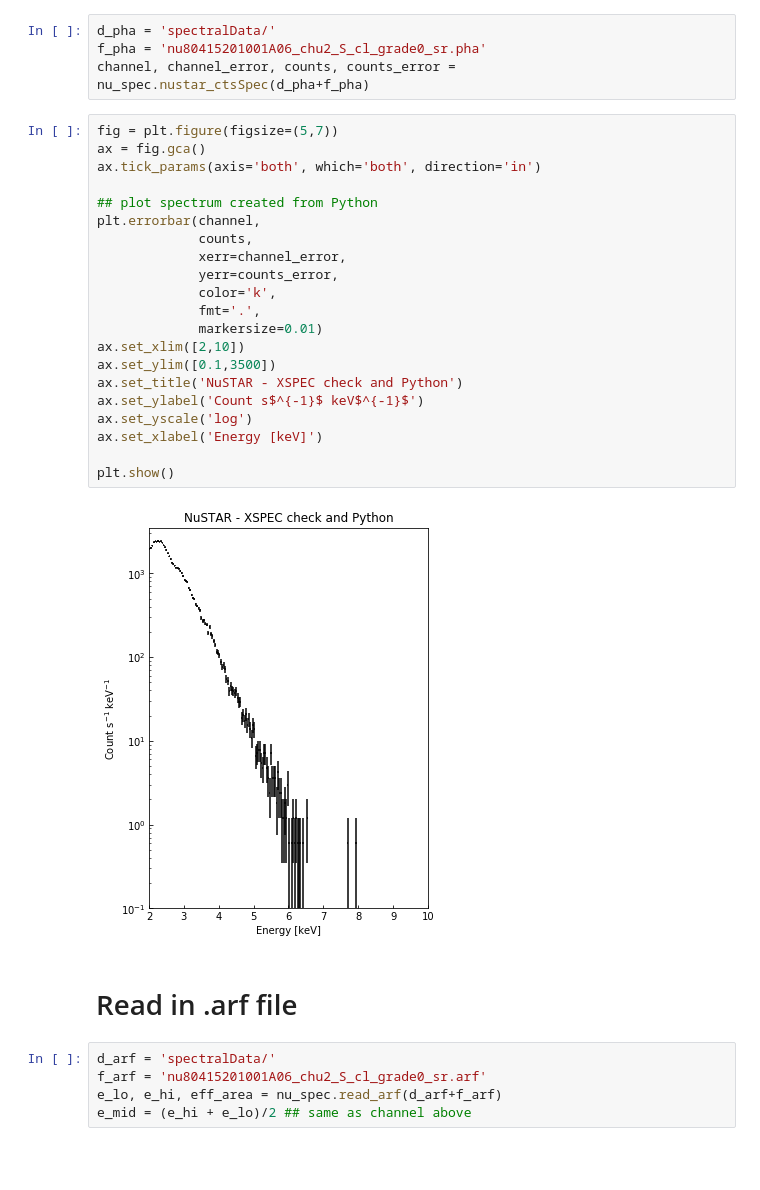
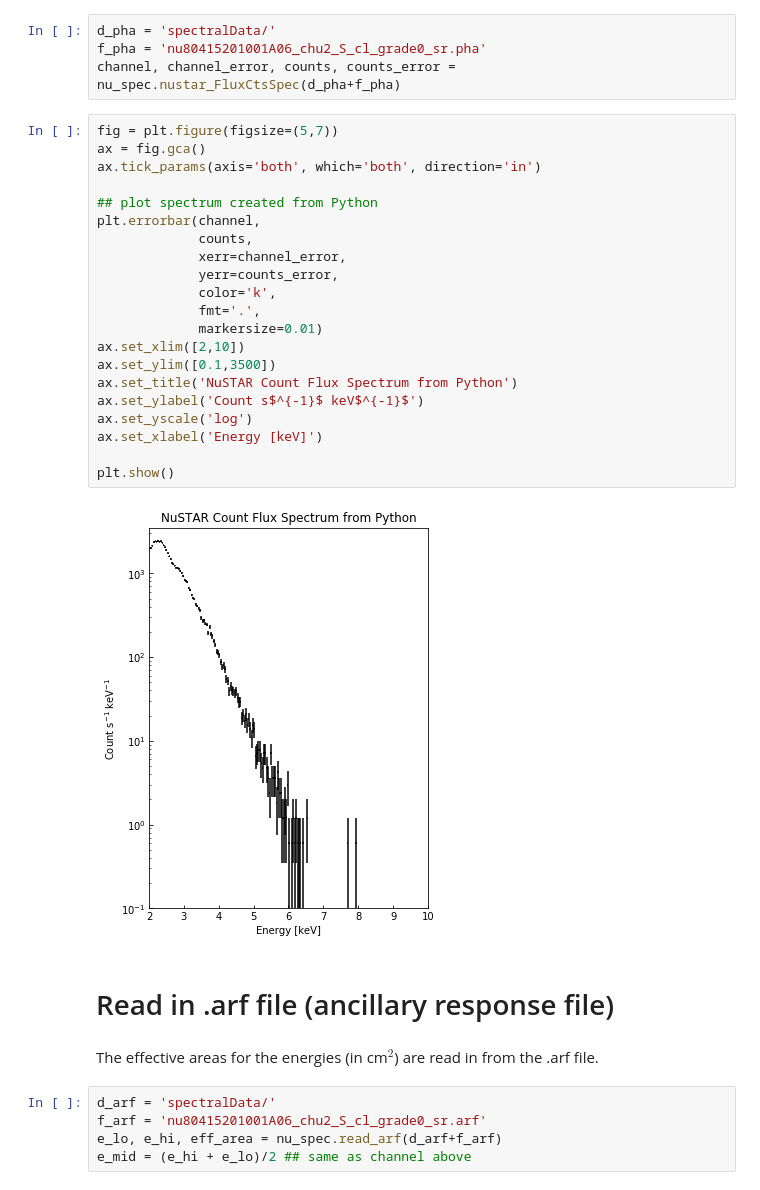
Before and after one commit to KriSun95/nustarFittingExample, a Jupyter notebook: nustarFittingExample/NuSTAR Spectrum.ipynb, the cells around one changed output. Cells and saved outputs as stored; diff of their text form; blank space fills up the shorter version.

```diff
--- a/nustarFittingExample/NuSTAR Spectrum.ipynb
+++ b/nustarFittingExample/NuSTAR Spectrum.ipynb
@@ -20,32 +42,34 @@ import corner
 # %%
 d_pha = 'spectralData/'
 f_pha = 'nu80415201001A06_chu2_S_cl_grade0_sr.pha'
-channel, channel_error, counts, counts_error = nu_spec.nustar_ctsSpec(d_pha+f_pha)
+channel, channel_error, counts, counts_error = nu_spec.nustar_FluxCtsSpec(d_pha+f_pha)
 # %%
 fig = plt.figure(figsize=(5,7))
 ax = fig.gca()
 ax.tick_params(axis='both', which='both', direction='in')
 
 ## plot spectrum created from Python
 plt.errorbar(channel,
              counts,
              xerr=channel_error,
              yerr=counts_error,
              color='k',
              fmt='.',
              markersize=0.01)
 ax.set_xlim([2,10])
 ax.set_ylim([0.1,3500])
-ax.set_title('NuSTAR - XSPEC check and Python')
+ax.set_title('NuSTAR Count Flux Spectrum from Python')
 ax.set_ylabel('Count s$^{-1}$ keV$^{-1}$')
 ax.set_yscale('log')
 ax.set_xlabel('Energy [keV]')
 
 plt.show()
 # %% [output]
-[figure, old version]
+[figure, new version]
 # %% [markdown]
-# Read in .arf file
+# Read in .arf file (ancillary response file)
+# %% [markdown]
+The effective areas for the energies (in cm$^{2}$) are read in from the .arf file.
 # %%
 d_arf = 'spectralData/'
 f_arf = 'nu80415201001A06_chu2_S_cl_grade0_sr.arf'
```
Also changed, not shown: parts of 25 cells of this notebook, 14 other files.
